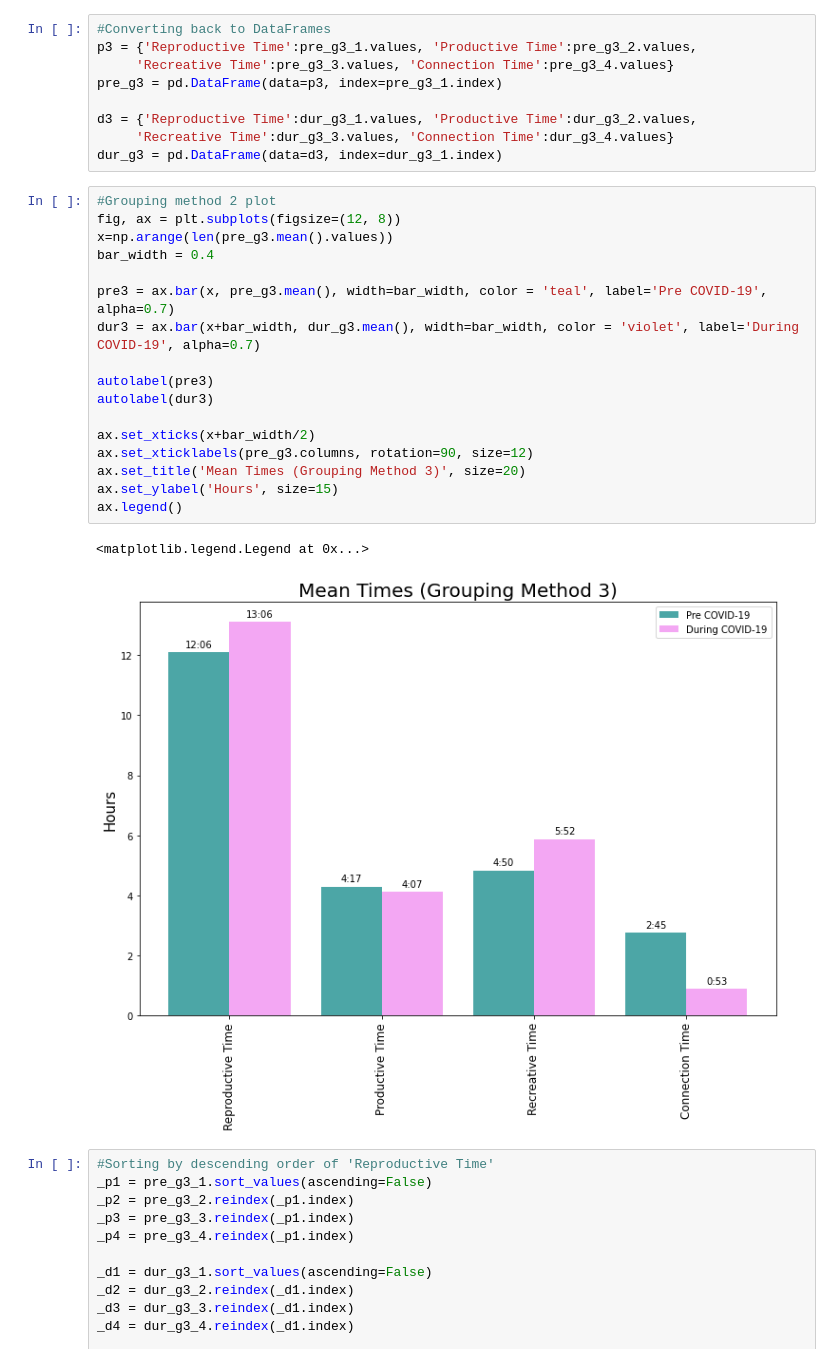
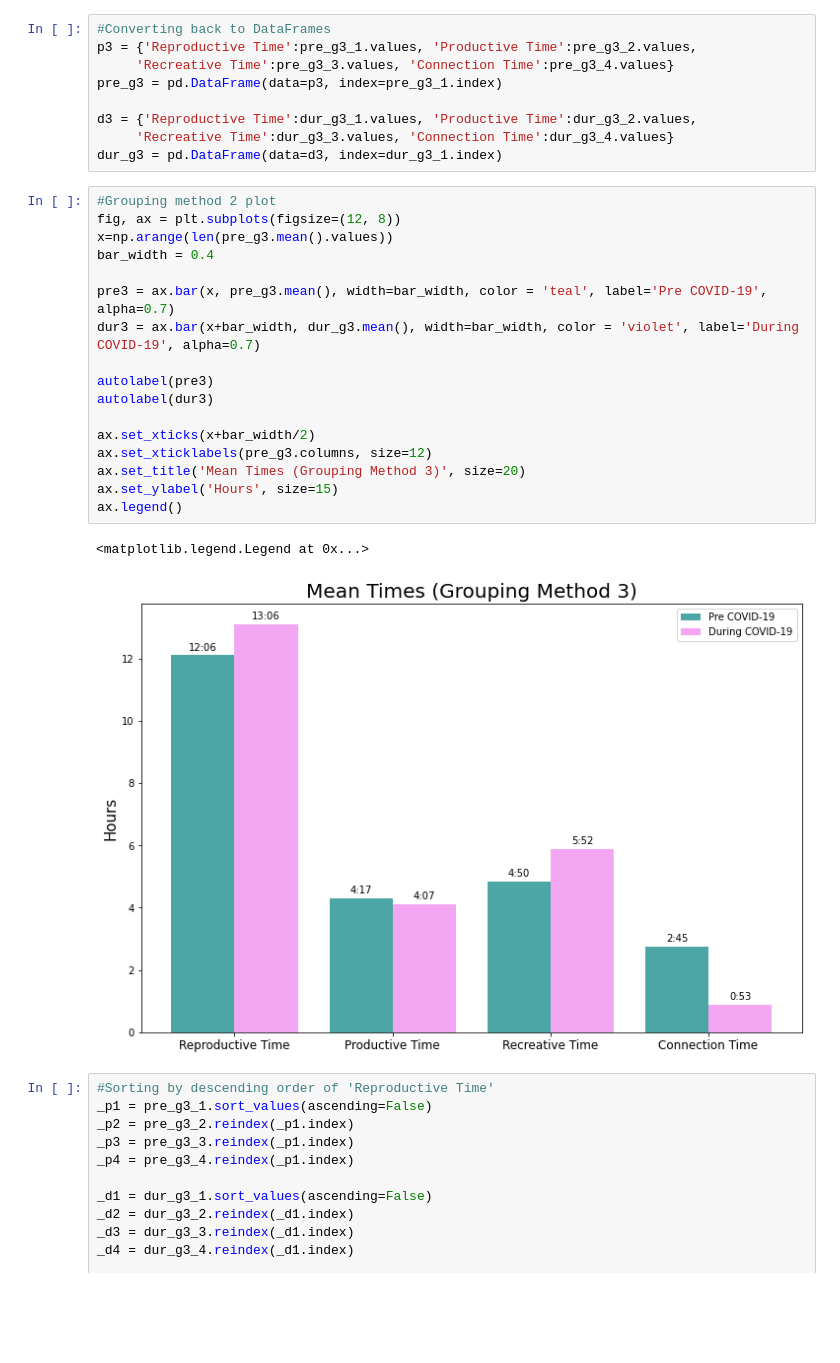
Before and after one commit to tommiehayes/Time-use-Analysis, a Jupyter notebook: Time use Analysis.ipynb, the cells around one changed output. Saved outputs shown, nothing was run; the diff lists cells and outputs as text; blank space fills up the shorter version.

```diff
--- a/Time use Analysis.ipynb
+++ b/Time use Analysis.ipynb
@@ -201,23 +304,23 @@ dur_g3 = pd.DataFrame(data=d3, index=dur_g3_1.index)
 # %%
 #Grouping method 2 plot
 fig, ax = plt.subplots(figsize=(12, 8))
 x=np.arange(len(pre_g3.mean().values))
 bar_width = 0.4
 
 pre3 = ax.bar(x, pre_g3.mean(), width=bar_width, color = 'teal', label='Pre COVID-19', alpha=0.7)
 dur3 = ax.bar(x+bar_width, dur_g3.mean(), width=bar_width, color = 'violet', label='During COVID-19', alpha=0.7)
 
 autolabel(pre3)
 autolabel(dur3)
 
 ax.set_xticks(x+bar_width/2)
-ax.set_xticklabels(pre_g3.columns, rotation=90, size=12)
+ax.set_xticklabels(pre_g3.columns, size=12)
 ax.set_title('Mean Times (Grouping Method 3)', size=20)
 ax.set_ylabel('Hours', size=15)
 ax.legend()
 # %% [output]
 <matplotlib.legend.Legend at 0x...>
-[figure, old version]
+[figure, new version]
 # %%
 #Sorting by descending order of 'Reproductive Time'
 _p1 = pre_g3_1.sort_values(ascending=False)
```
Also changed, not shown: parts of 20 cells of this notebook.
